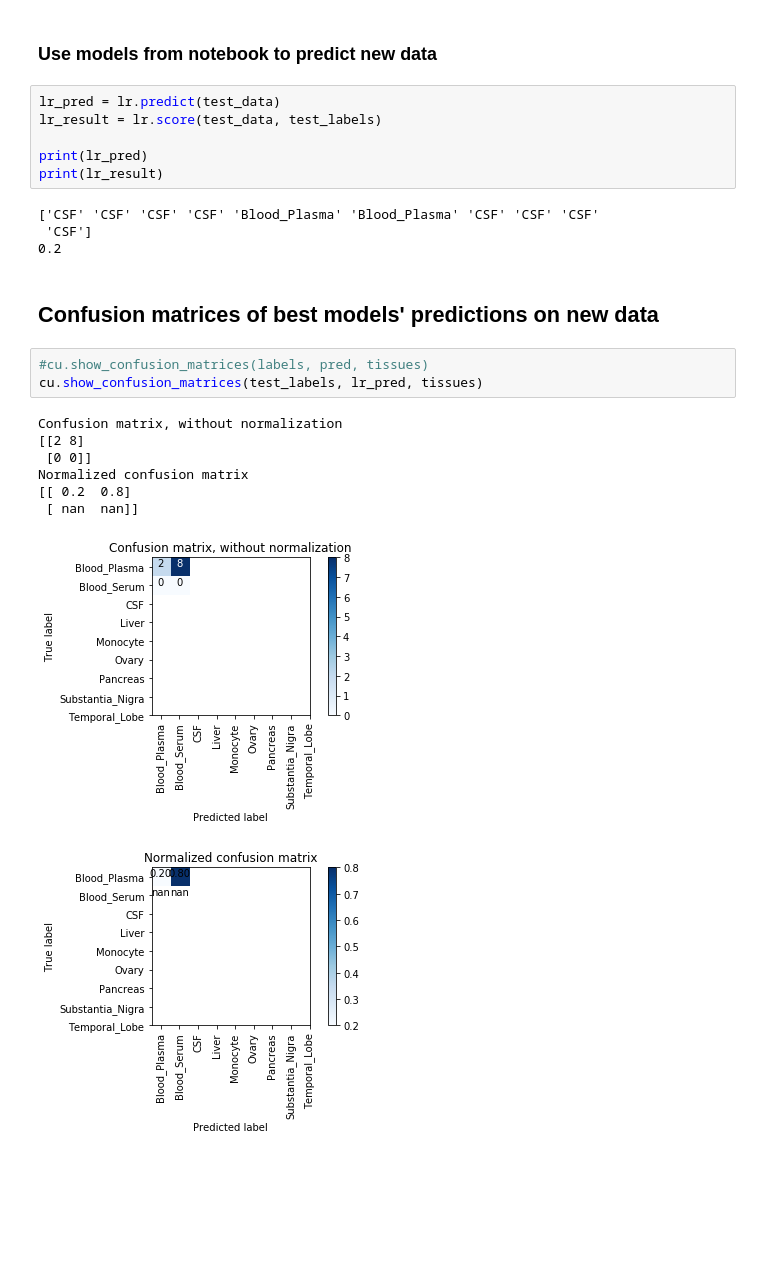
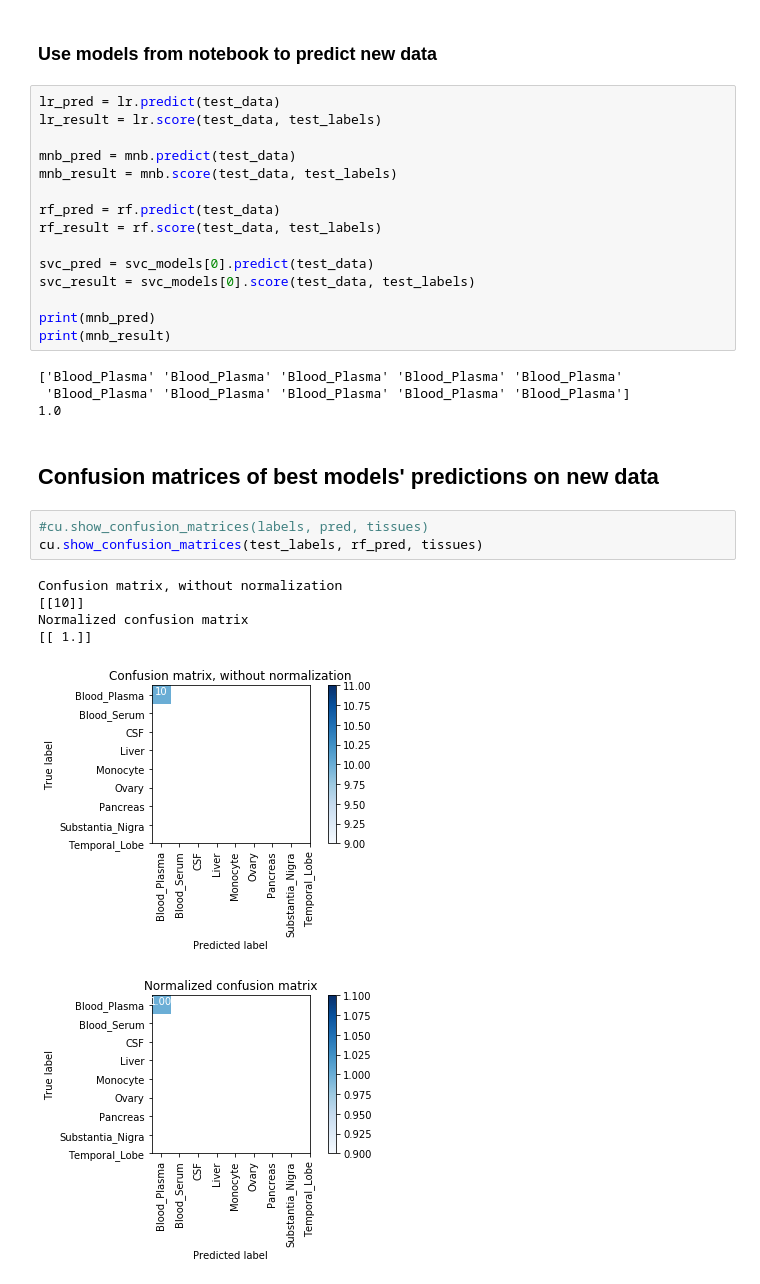
Before and after one commit to PNNL-Comp-Mass-Spec/Tissue_Classification, a Jupyter notebook: Classifiers/Human_Tissues.ipynb, the cells around one changed output. Saved outputs shown, nothing was run; the diff lists cells and outputs as text; blank space fills up the shorter version.

Commit message:
Predictions for new data using best classifiers

```diff
--- a/Classifiers/Human_Tissues.ipynb
+++ b/Classifiers/Human_Tissues.ipynb
@@ -313,27 +329,34 @@ print(result)
 1.0
 # %% [markdown]
 ### Use models from notebook to predict new data
-# %%
-lr_pred = lr.predict(test_data)
-lr_result = lr.score(test_data, test_labels)
-
-print(lr_pred)
-print(lr_result)
-# %% [output]
-['CSF' 'CSF' 'CSF' 'CSF' 'Blood_Plasma' 'Blood_Plasma' 'CSF' 'CSF' 'CSF'
- 'CSF']
-0.2
+# %%
+lr_pred = lr.predict(test_data)
+lr_result = lr.score(test_data, test_labels)
+
+mnb_pred = mnb.predict(test_data)
+mnb_result = mnb.score(test_data, test_labels)
+
+rf_pred = rf.predict(test_data)
+rf_result = rf.score(test_data, test_labels)
+
+svc_pred = svc_models[0].predict(test_data)
+svc_result = svc_models[0].score(test_data, test_labels)
+
+print(mnb_pred)
+print(mnb_result)
+# %% [output]
+['Blood_Plasma' 'Blood_Plasma' 'Blood_Plasma' 'Blood_Plasma' 'Blood_Plasma'
+ 'Blood_Plasma' 'Blood_Plasma' 'Blood_Plasma' 'Blood_Plasma' 'Blood_Plasma']
+1.0
 # %% [markdown]
 ##  Confusion matrices of best models' predictions on new data
 # %%
 #cu.show_confusion_matrices(labels, pred, tissues)
-cu.show_confusion_matrices(test_labels, lr_pred, tissues)
+cu.show_confusion_matrices(test_labels, rf_pred, tissues)
 # %% [output]
 Confusion matrix, without normalization
-[[2 8]
- [0 0]]
+[[10]]
 Normalized confusion matrix
-[[ 0.2  0.8]
- [ nan  nan]]
+[[ 1.]]
-[figure, old version]
+[figure, new version]
-[figure, old version]
+[figure, new version]
```
Also changed, not shown: parts of 10 cells of this notebook.
